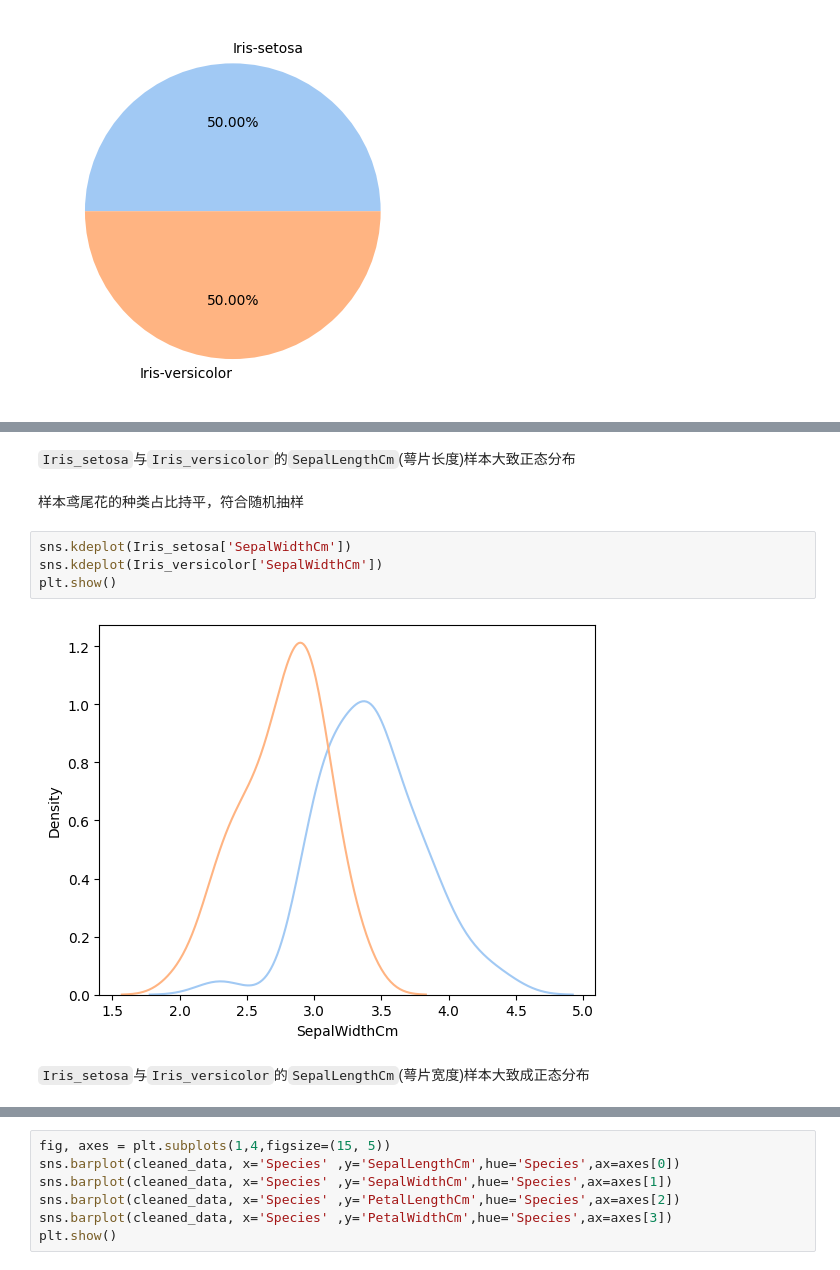
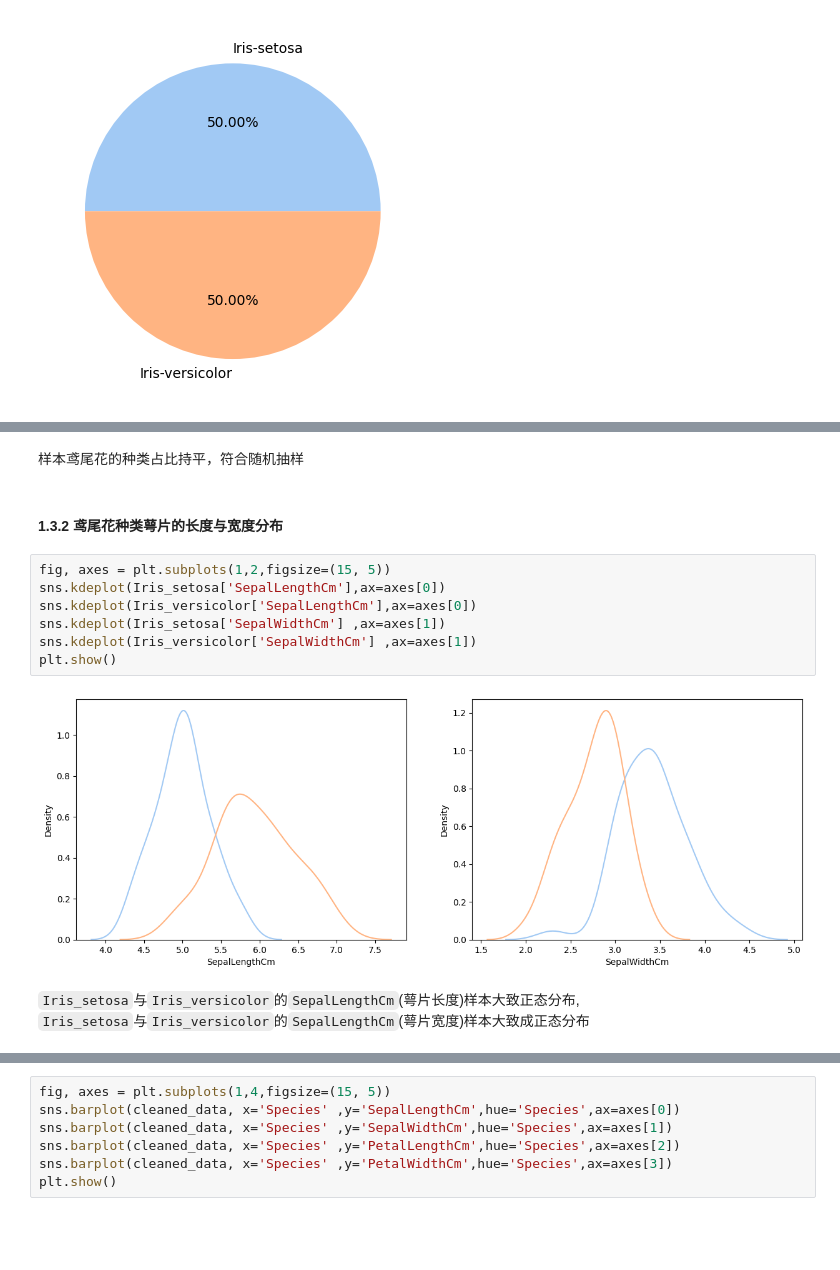
Before and after one commit to Jhon-Lauful/Data_Analysis, a Jupyter notebook: 分析鸢尾花种类数据.ipynb, the cells around one changed output, grey strips where cells are left out. Cells and saved outputs as stored; diff of their text form; blank space fills up the shorter version.

```diff
--- a/分析鸢尾花种类数据.ipynb
+++ b/分析鸢尾花种类数据.ipynb
@@ -199,13 +193,17 @@ plt.show()
-# %% [markdown]
-
-`Iris_setosa`与`Iris_versicolor`的`SepalLengthCm`(萼片长度)样本大致正态分布
 # %% [markdown]
 样本鸢尾花的种类占比持平，符合随机抽样
-# %%
-sns.kdeplot(Iris_setosa['SepalWidthCm'])
-sns.kdeplot(Iris_versicolor['SepalWidthCm'])
-plt.show()
-# %% [output]
-[figure, removed]
+# %% [markdown]
+#### 1.3.2 鸢尾花种类萼片的长度与宽度分布
+# %%
+fig, axes = plt.subplots(1,2,figsize=(15, 5))
+sns.kdeplot(Iris_setosa['SepalLengthCm'],ax=axes[0])
+sns.kdeplot(Iris_versicolor['SepalLengthCm'],ax=axes[0])
+sns.kdeplot(Iris_setosa['SepalWidthCm'] ,ax=axes[1])
+sns.kdeplot(Iris_versicolor['SepalWidthCm'] ,ax=axes[1])
+plt.show()
+# %% [output]
+[figure, added]
 # %% [markdown]
+
+`Iris_setosa`与`Iris_versicolor`的`SepalLengthCm`(萼片长度)样本大致正态分布,
 `Iris_setosa`与`Iris_versicolor`的`SepalLengthCm`(萼片宽度)样本大致成正态分布
```
Also changed, not shown: parts of 15 cells of this notebook.
